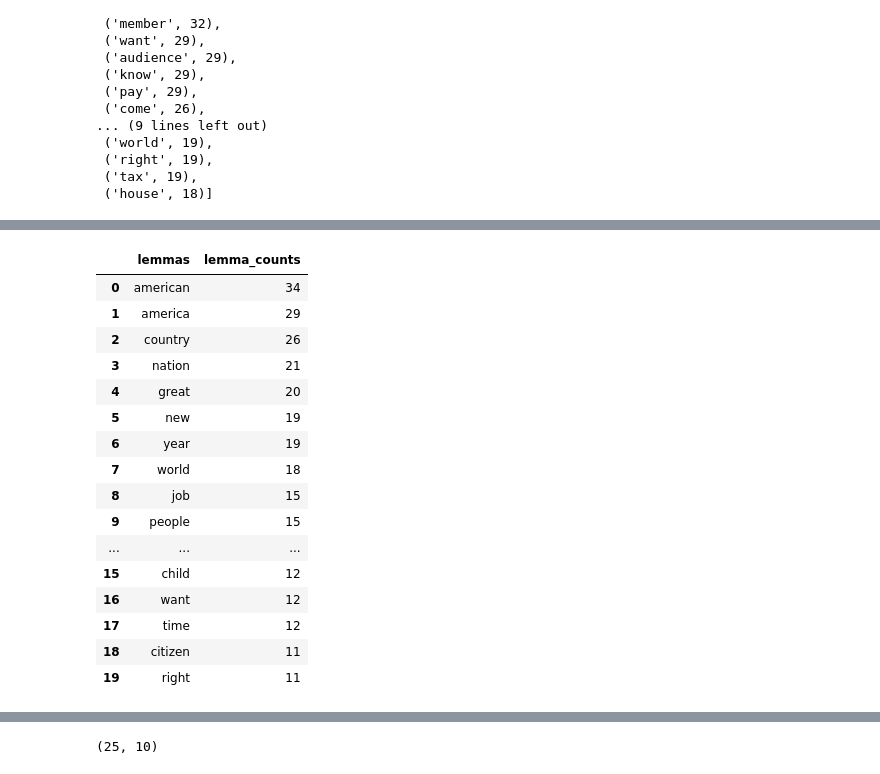
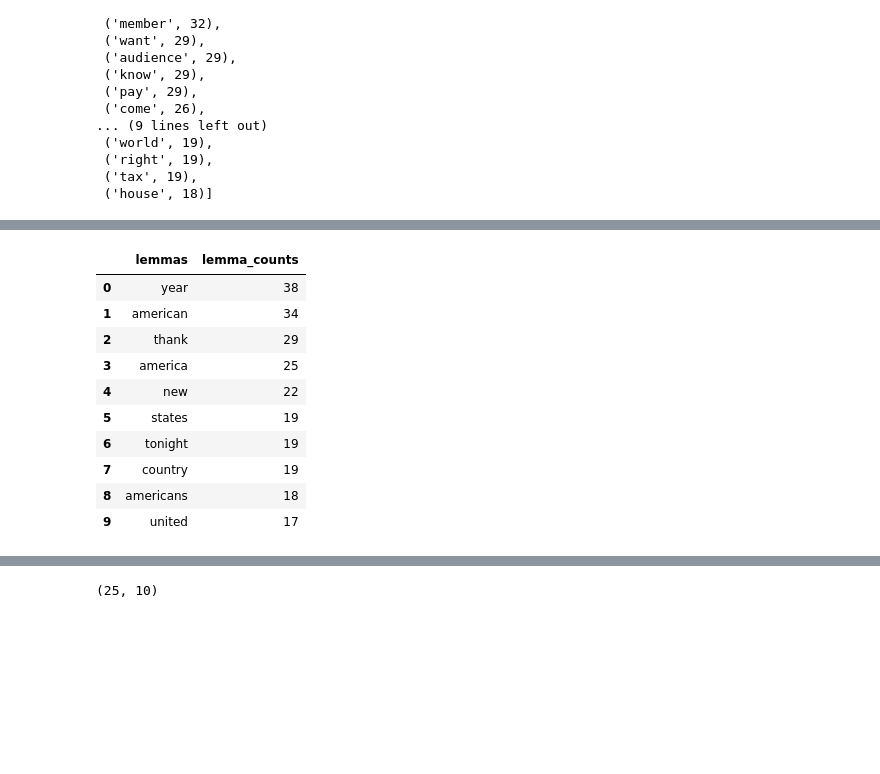
Before and after one commit to UCB-stat-159-f25/proj02-group06, a Jupyter notebook: nlp-P02.ipynb, the cells around one changed output, grey strips where cells are left out. Saved outputs shown, nothing was run; the diff lists cells and outputs as text; code cells hidden in the pictures; blank space fills up the shorter version.

```diff
--- a/nlp-P02.ipynb
+++ b/nlp-P02.ipynb
@@ -46,8 +50,8 @@ for doc in tqdm(text):
             tokens.append(t.lower_)
             lemmas.append(t.lemma_.lower())
 # %%
-# look at top 20 tokens
-top_tokens = Counter(tokens).most_common(20)
+# look at top 25 tokens
+top_tokens = Counter(tokens).most_common(25)
 top_tokens
 # %% [output]
 [('america', 816),
@@ -73,6 +74,6 @@ top_tokens
 # %%
-# look at top 20 lemmas
-top_lemmas = Counter(lemmas).most_common(20)
+# look at top 25 lemmas
+top_lemmas = Counter(lemmas).most_common(25)
 top_lemmas
 # %% [output]
 [('year', 845),
@@ -180,20 +191,20 @@ get_most_common_words(sotu, 2024.0)
 # %%
-# use defined function to pull the top words for 2023 and 2017
-words_2023 = get_most_common_words(sotu, 2023.0, n=20)
-words_2017 = get_most_common_words(sotu, 2017.0, n=20)
+# use defined function to pull the top words for 2023 and 2019
+words_2023 = get_most_common_words(sotu, 2023.0, n=10)
+words_2019 = get_most_common_words(sotu, 2019.0, n=10)
 
 # set up the lists in data frame form for convenience of plotting like before
 lemmas_2023, lemma_counts_2023 = zip(*words_2023)
-lemmas_2017, lemma_counts_2017 = zip(*words_2017)
+lemmas_2019, lemma_counts_2019 = zip(*words_2019)
 
 df_2023 = pd.DataFrame({
     'lemmas': lemmas_2023,
     'lemma_counts': lemma_counts_2023
 })
 
-df_2017 = pd.DataFrame({
-    'lemmas': lemmas_2017,
-    'lemma_counts': lemma_counts_2017
+df_2019 = pd.DataFrame({
+    'lemmas': lemmas_2019,
+    'lemma_counts': lemma_counts_2019
 })
 # %%
 # show counts by displaying both data frames
@@ -219,23 +224,17 @@ df_2023
 # %%
-df_2017
+df_2019
 # %% [output]
 |  | lemmas | lemma_counts |
-| 0 | american | 34 |
-| 1 | america | 29 |
-| 2 | country | 26 |
-| 3 | nation | 21 |
-| 4 | great | 20 |
-| 5 | new | 19 |
-| 6 | year | 19 |
-| 7 | world | 18 |
-| 8 | job | 15 |
-| 9 | people | 15 |
-| ... | ... | ... |
-| 15 | child | 12 |
-| 16 | want | 12 |
-| 17 | time | 12 |
-| 18 | citizen | 11 |
-| 19 | right | 11 |
+| 0 | year | 38 |
+| 1 | american | 34 |
+| 2 | thank | 29 |
+| 3 | america | 25 |
+| 4 | new | 22 |
+| 5 | states | 19 |
+| 6 | tonight | 19 |
+| 7 | country | 19 |
+| 8 | americans | 18 |
+| 9 | united | 17 |
 # %%
 # make plots with seaborn
 
```
Also changed, not shown: parts of 22 cells of this notebook, 9 other files.
